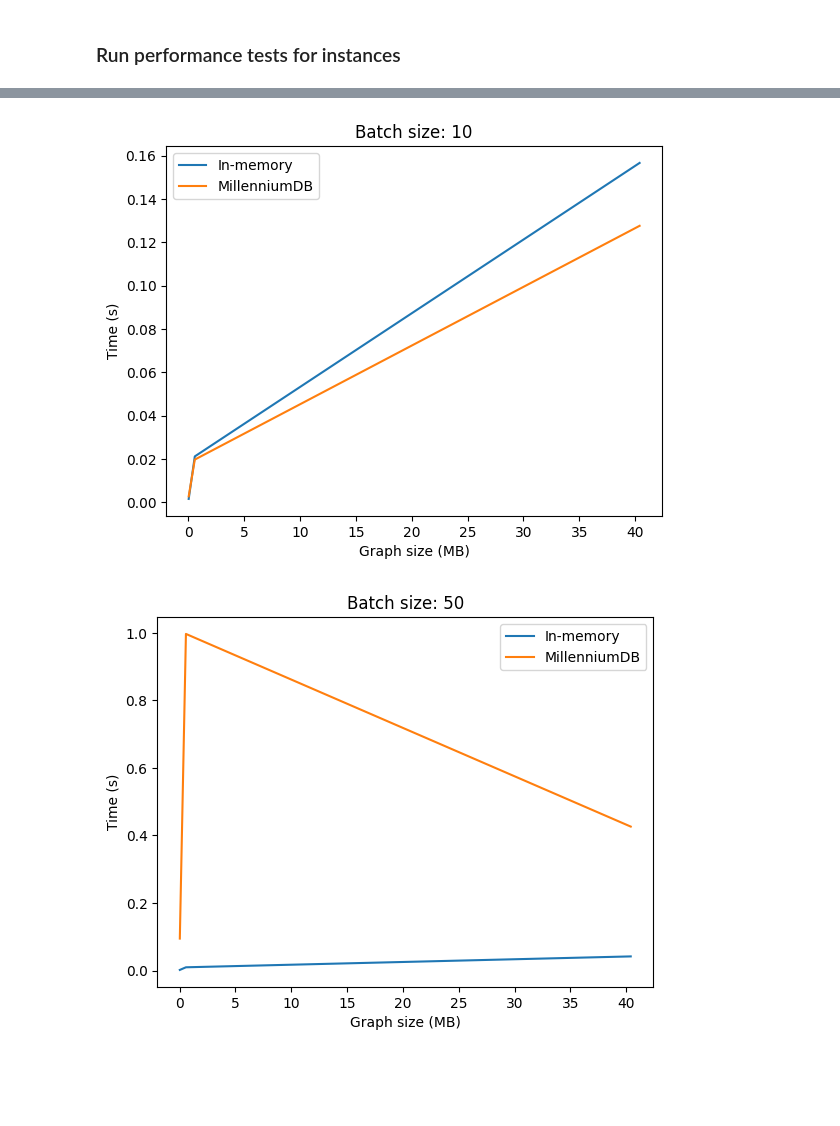
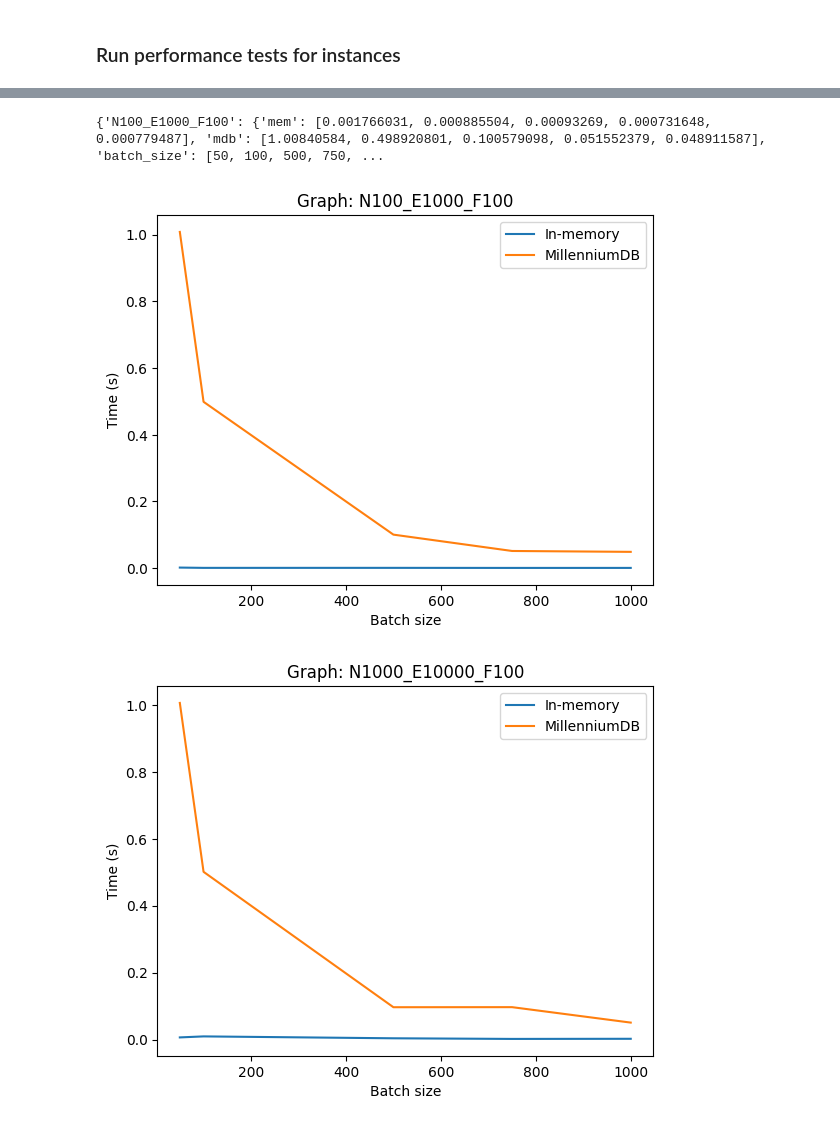
Before and after one commit to MillenniumDB/PyMillDB, a Jupyter notebook: examples/performance.ipynb, the cells around one changed output, grey strips where cells are left out. Cells and saved outputs as stored; diff of their text form; code cells hidden in the pictures; blank space fills up the shorter version.

```diff
--- a/examples/performance.ipynb
+++ b/examples/performance.ipynb
@@ -178,12 +180,13 @@ def run_performance_tests(instances: List[Dict], batch_sizes: List[int]):
 ### Run performance tests for instances
 # %%
 instances = [
-    {"num_nodes": 100, "num_edges": 1_000, "num_node_feat": 10},
+    {"num_nodes": 100, "num_edges": 1_000, "num_node_feat": 100},
     {"num_nodes": 1_000, "num_edges": 10_000, "num_node_feat": 100},
-    {"num_nodes": 10_000, "num_edges": 20_000, "num_node_feat": 1000},
+    {"num_nodes": 10_000, "num_edges": 10_000, "num_node_feat": 100},
+    {"num_nodes": 1_000_000, "num_edges": 10_000, "num_node_feat": 100},
 ]
-
-args = {"instances": instances, "batch_sizes": [10, 50, 100, 500, 750, 1000]}
+sizes = [instance_size(instance) for instance in instances]
+args = {"instances": instances, "batch_sizes": [50, 100, 500, 750, 1000]}
 
 plot_data = run_performance_tests(**args)
 # %% [output]
@@ -214,17 +217,21 @@ def plot_comparison(x: List, y1: List, y2: List, x_label: str, y_label: str, tit
     plt.title(title)
     plt.legend()
     plt.show()
+# %%
+print(plot_data)
+# %% [output]
+{'N100_E1000_F100': {'mem': [0.001766031, 0.000885504, 0.00093269, 0.000731648, 0.000779487], 'mdb': [1.00840584, 0.498920801, 0.100579098, 0.051552379, 0.048911587], 'batch_size': [50, 100, 500, 750, ...
 # %%
 # Compare time over graph size
-for batch_size, data in plot_data.items():
+for graph_name, data in plot_data.items():
     plot_comparison(
-        data["size"],
+        data["batch_size"],
         data["mem"],
         data["mdb"],
-        "Graph size (MB)",
+        "Batch size",
         "Time (s)",
-        f"Batch size: {batch_size}",
+        f"Graph: {graph_name}",
     )
 # %% [output]
-[figure, old version]
+[figure, new version]
-[figure, old version]
+[figure, new version]
```
Also changed, not shown: parts of 3 cells of this notebook.
